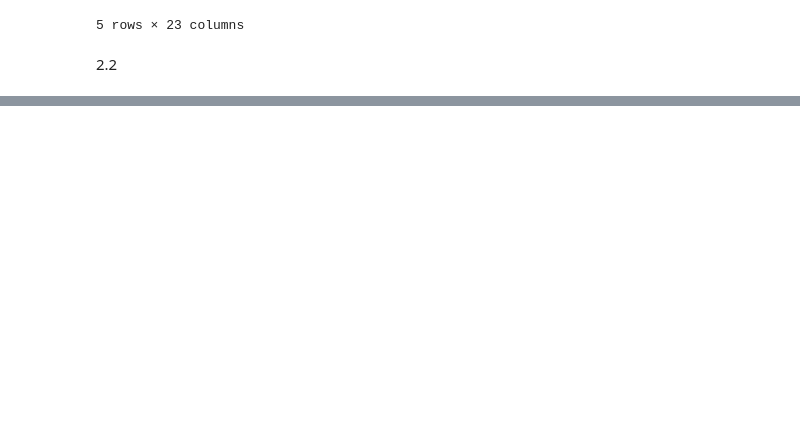
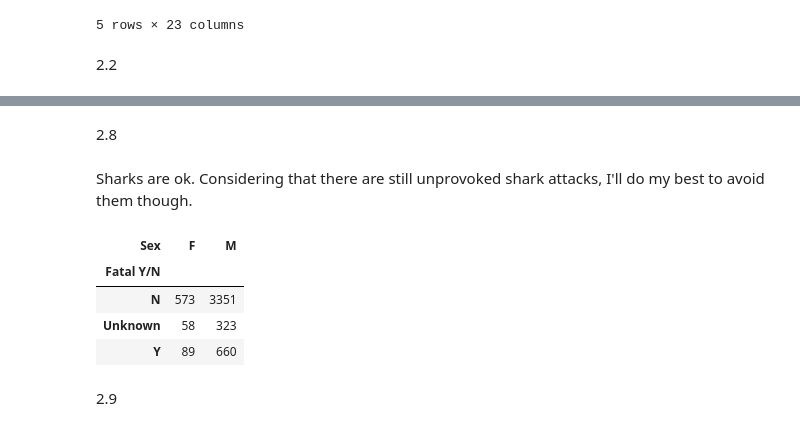
Before and after one commit to mchen899923/wrangling_assignment, a Jupyter notebook: assignment.ipynb, the cells around one changed output, grey strips where cells are left out. Cells and saved outputs as stored; diff of their text form; code cells hidden in the pictures; blank space fills up the shorter version.

```diff
--- a/assignment.ipynb
+++ b/assignment.ipynb
@@ -211,0 +326,21 @@ shark_df.tail() #produce last few rows
+# %%
+print(new_shark_df_time['Sex'].value_counts())
+print(new_shark_df_time['Sex'].unique())
+new_shark_df_time['Sex'] = new_shark_df_time['Sex'].replace({
+    'M ': 'M',
+    'F ': 'F',
+    ' M': 'M',
+    'm': 'M',
+    'lli': np.nan,
+    'N': np.nan,
+    '.': np.nan,
+    "M x 2": 'M'
+})
+print(new_shark_df_time['Sex'].unique())
+print(new_shark_df_time['Sex'].value_counts(dropna= False), '\n')
+
+male_count = new_shark_df_time['Sex'].str.contains("M", na=False).sum()
+total_count = new_shark_df_time['Sex'].notna().sum()
+male_proportion = male_count / total_count
+print(male_proportion)
+#85.75% of the population are male
@@ -211,0 +417,15 @@ shark_df.tail() #produce last few rows
+# %%
+print(new_shark_df_time["Fatal Y/N"].unique()) #generate unique values
+new_shark_df_time['Fatal Y/N'] = new_shark_df_time['Fatal Y/N'].replace({ #replace
+    'N ': 'N',
+    'F': 'Unknown',
+    'M': 'Unknown',
+    'n': 'N',
+    'Nq' : 'N',
+    'UNKNOWN': 'Unknown',
+     2017 : 'Unknown',
+    ' N': 'N',
+    'Y x 2': 'Y',
+    np.nan: 'Unknown'
+})
+print(new_shark_df_time["Fatal Y/N"].unique()) #generate unique values
@@ -211,0 +440,21 @@ shark_df.tail() #produce last few rows
+# %% [markdown]
+2.8
+# %% [markdown]
+Sharks are ok. Considering that there are still unprovoked shark attacks, I'll do my best to avoid them though.
+# %%
+pd.crosstab(new_shark_df_time["Sex"], new_shark_df_time["Type"], dropna=False) #cross tabulates the two variables
+#found more unprovoked attacks on males
+
+pd.crosstab(new_shark_df_time["Fatal Y/N"], new_shark_df_time["Type"])
+#found more unprovoked attacks are actually fatal
+
+pd.crosstab(new_shark_df_time["Fatal Y/N"], new_shark_df_time["Sex"])
+#found more unprovoked attacks are fatal when the victim is male
+# %% [output]
+| Sex | F | M |
+| Fatal Y/N |  |  |
+| N | 573 | 3351 |
+| Unknown | 58 | 323 |
+| Y | 89 | 660 |
+# %% [markdown]
+2.9
```
Also changed, not shown: parts of 13 cells of this notebook.
